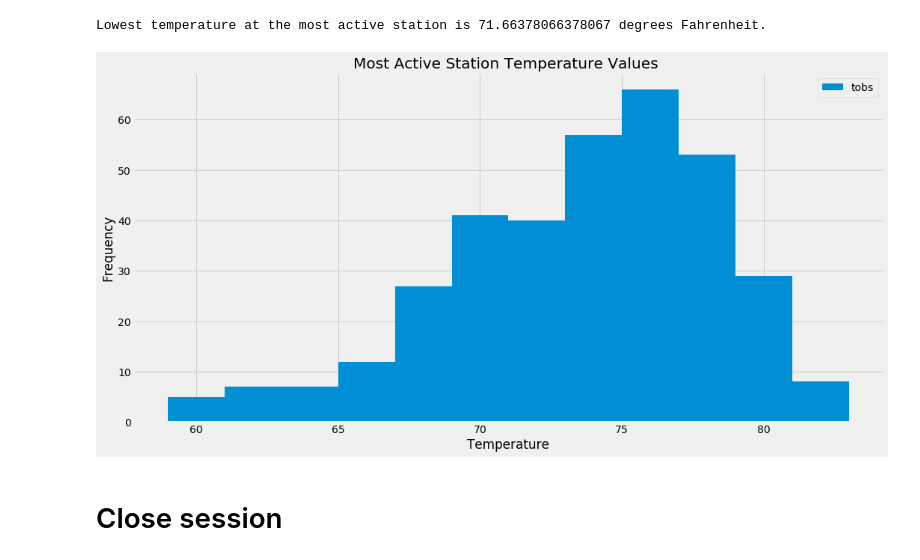
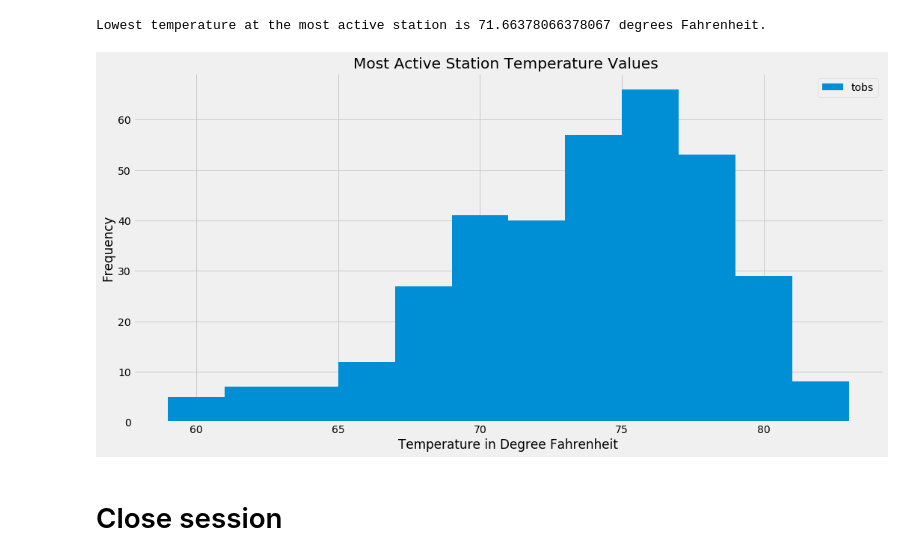
Before and after one commit to cell2silicon/sqlalchemy-challenge, a Jupyter notebook: climate_starter.ipynb, the cells around one changed output. Drawn from its saved outputs; the diff is of its cells as text; code cells hidden in the pictures.

```diff
--- a/climate_starter.ipynb
+++ b/climate_starter.ipynb
@@ -244,18 +250,18 @@ Lowest temperature at the most active station is 71.66378066378067 degrees Fahre
 # %%
 # Getting temperature in last year by using the most active station id
 tobs_last = session.query(Measurement.date, Measurement.tobs)\
                 .filter((Measurement.date >= last_year) & (Measurement.station == station_id)).all()
 
 # Query the last 12 months of temperature observation data for this station and plot the results as a histogram
 # Making data frame of the values for the temperature in the last year.
 tobs_df = pd.DataFrame(tobs_last)
 
 # Plotting the histogram for the temperature for the last year.
 tobs_df.plot(kind="hist",title="Most Active Station Temperature Values ",bins=12, figsize=(16,8)).legend(
     loc='upper right')
-plt.xlabel("Temperature");
+plt.xlabel("Temperature in Degree Fahrenheit");
 # %% [output]
-[figure, old version]
+[figure, new version]
 # %% [markdown]
 # Close session
 # %%
```
Also changed, not shown: parts of 1 cell of this notebook, 1 other file.
